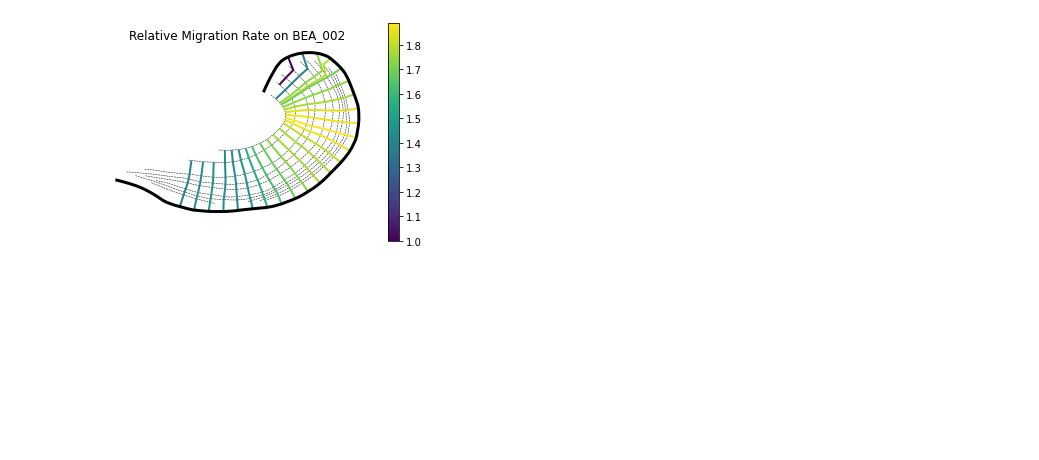
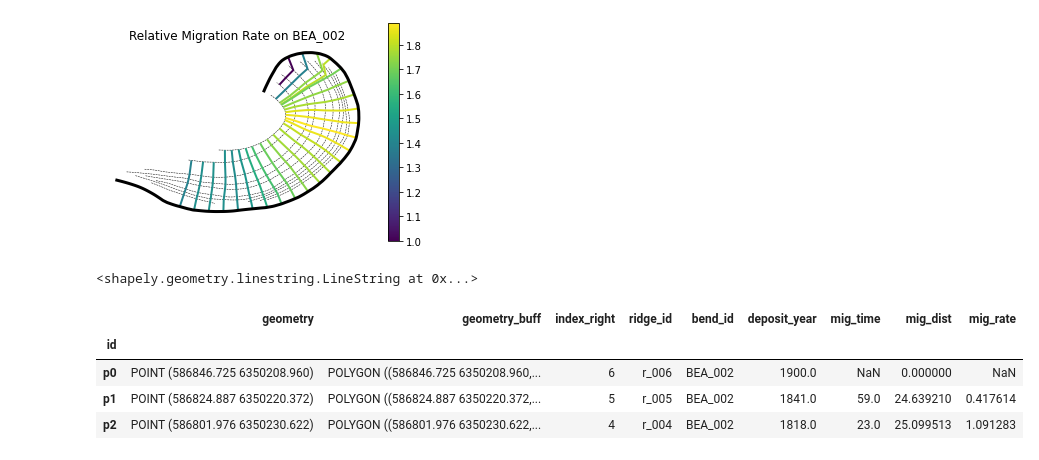
Before and after one commit to tamu-edu/scrollstats, a Jupyter notebook: MigrationRateFigure.ipynb, the cells around one changed output. Drawn from its saved outputs; the diff is of its cells as text; code cells hidden in the pictures; blank space fills up the shorter version.

```diff
--- a/MigrationRateFigure.ipynb
+++ b/MigrationRateFigure.ipynb
@@ -66,3 +66,12 @@ ax.set_title("Relative Migration Rate on BEA_002")
 plt.savefig("/Users/avan/FLUD/BrazosScrolls/figures/RelativeMigrationRate_BEA_002.png", dpi=300)
 # %% [output]
 [figure]
+# %%
+geom = transects.geometry[10]
+
+i = 4
+sub = LineString(geom.coords[i:i+3])
+
+sub
+# %% [output]
+<shapely.geometry.linestring.LineString at 0x...>
@@ -68,0 +104,10 @@ plt.savefig("/Users/avan/FLUD/BrazosScrolls/figures/RelativeMigrationRate_BEA_00
+# %%
+gdf = create_point_gdf(sub)
+ridge_info = get_ridge_info(gdf, ridges)
+ridge_info
+# %% [output]
+|  | geometry | geometry_buff | index_right | ridge_id | bend_id | deposit_year | mig_time | mig_dist | mig_rate |
+| id |  |  |  |  |  |  |  |  |  |
+| p0 | POINT (586846.725 6350208.960) | POLYGON ((586846.725 6350208.960,... | 6 | r_006 | BEA_002 | 1900.0 | NaN | 0.000000 | NaN |
+| p1 | POINT (586824.887 6350220.372) | POLYGON ((586824.887 6350220.372,... | 5 | r_005 | BEA_002 | 1841.0 | 59.0 | 24.639210 | 0.417614 |
+| p2 | POINT (586801.976 6350230.622) | POLYGON ((586801.976 6350230.622,... | 4 | r_004 | BEA_002 | 1818.0 | 23.0 | 25.099513 | 1.091283 |
```
Also changed, not shown: parts of 14 cells of this notebook, 1 other file.
